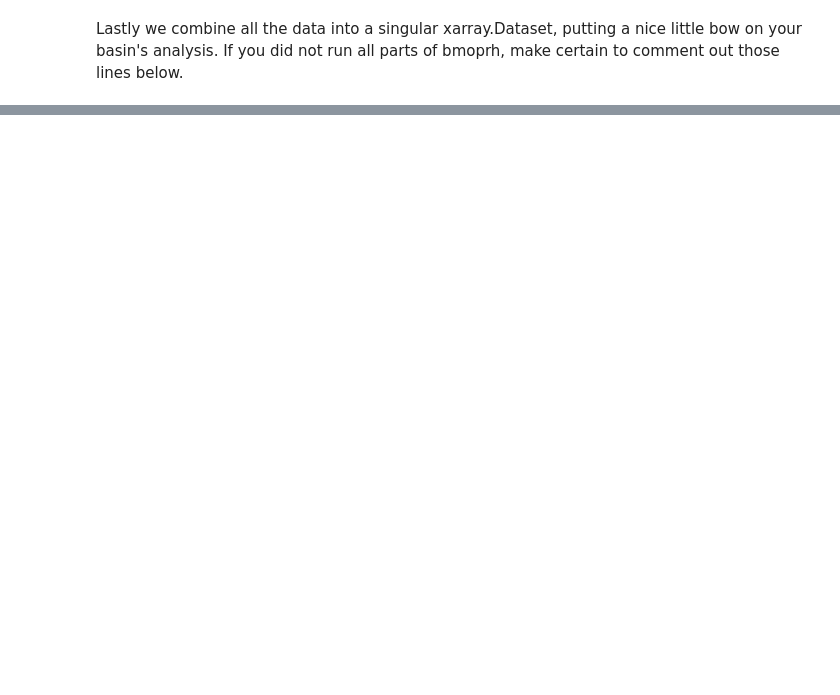
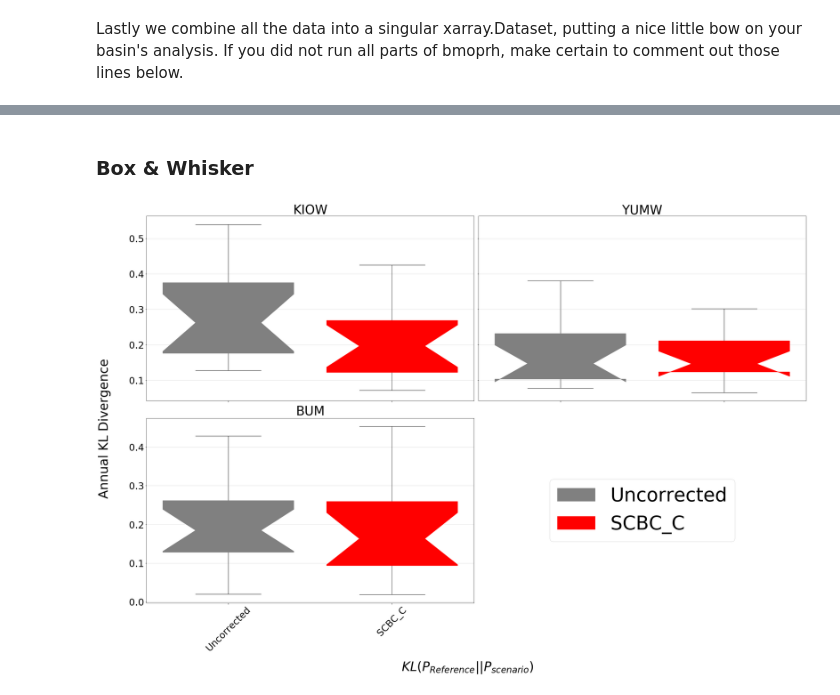
Before and after one commit to UW-Hydro/bmorph, a Jupyter notebook: docs/bmorph_tutorial.ipynb, the cells around one changed output, grey strips where cells are left out. Cells and saved outputs as stored; diff of their text form; code cells hidden in the pictures; blank space fills up the shorter version.

```diff
--- a/docs/bmorph_tutorial.ipynb
+++ b/docs/bmorph_tutorial.ipynb
@@ -265,0 +379,14 @@ basin_analysis.to_netcdf(f'../output/{output_prefix.lower()}_data_processed.nc')
+# %% [markdown]
+### Box & Whisker
+# %%
+plotting.kl_divergence_annual_compare(
+    flow_dataset= yakima_ds,
+    sites = select_sites,
+    fontsize_legend = 60, title = '',
+    raw_var = 'raw', raw_name = 'Uncorrected',
+    ref_var = 'ref', ref_name = 'Reference',
+    bc_vars = bcs, bc_names = [bc.upper() for bc in bcs],
+    plot_colors = ['grey','red']
+);
+# %% [output]
+[figure, added]
```
Also changed, not shown: parts of 21 cells of this notebook, 2 other files.
